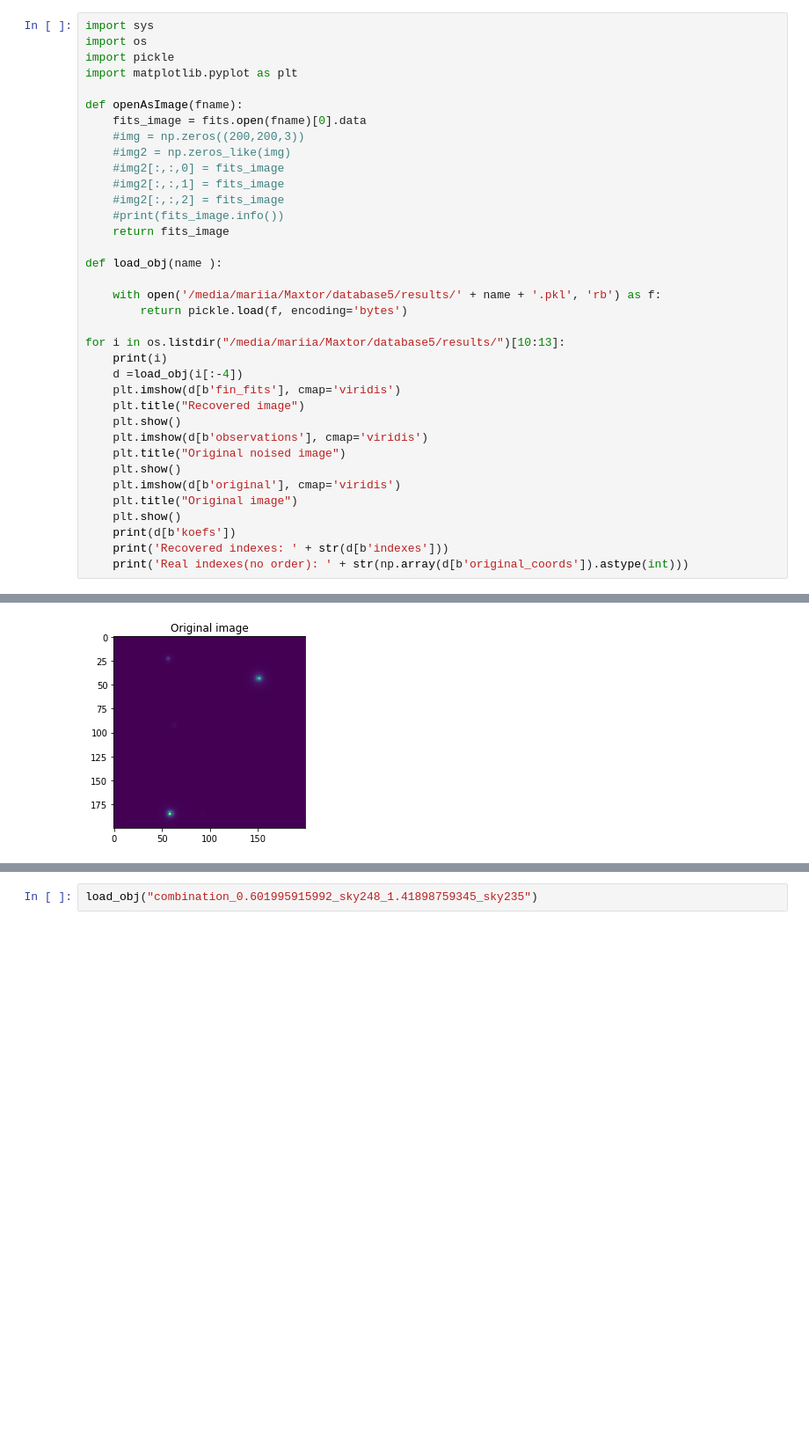
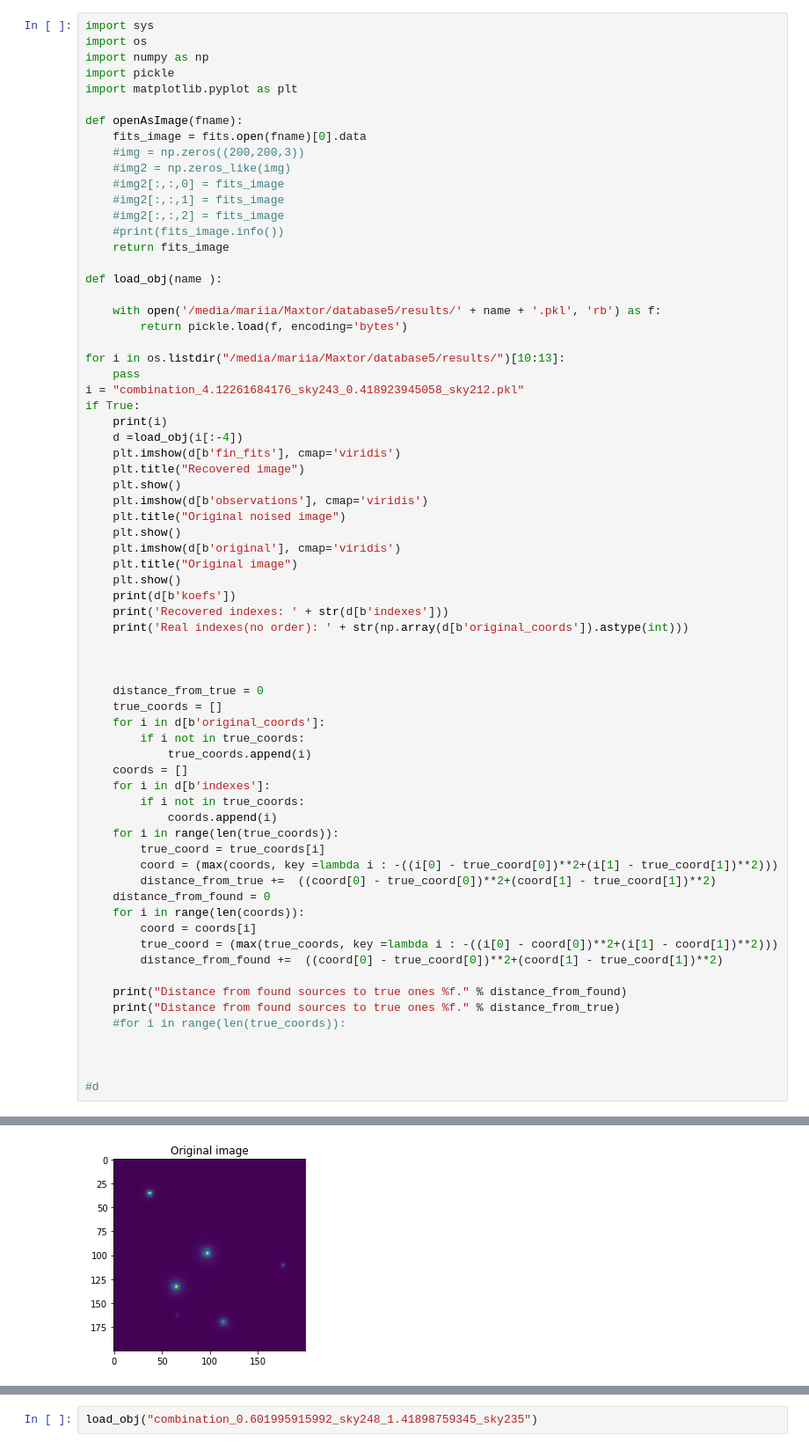
Before and after one commit to MariiaDrozdova/fermi, a Jupyter notebook: Deconvolution/Likelihood approach.ipynb, the cells around one changed output, grey strips where cells are left out. Shown: that part at 88% size. Drawn from its saved outputs; the diff is of its cells as text; blank space fills up the shorter version.

```diff
--- a/Deconvolution/Likelihood approach.ipynb
+++ b/Deconvolution/Likelihood approach.ipynb
@@ -1,6 +1,7 @@
 # %%
 import sys
 import os
+import numpy as np
 import pickle
 import matplotlib.pyplot as plt
 
@@ -20,6 +21,9 @@ def load_obj(name ):
         return pickle.load(f, encoding='bytes')
 
 for i in os.listdir("/media/mariia/Maxtor/database5/results/")[10:13]:
+    pass
+i = "combination_4.12261684176_sky243_0.418923945058_sky212.pkl"
+if True:
     print(i)
     d =load_obj(i[:-4])
     plt.imshow(d[b'fin_fits'], cmap='viridis')
@@ -34,4 +38,33 @@ for i in os.listdir("/media/mariia/Maxtor/database5/results/")[10:13]:
     print(d[b'koefs'])
     print('Recovered indexes: ' + str(d[b'indexes']))
     print('Real indexes(no order): ' + str(np.array(d[b'original_coords']).astype(int)))
+
+
+
+    distance_from_true = 0
+    true_coords = []
+    for i in d[b'original_coords']:
+        if i not in true_coords:
+            true_coords.append(i)
+    coords = []
+    for i in d[b'indexes']:
+        if i not in true_coords:
+            coords.append(i)
+    for i in range(len(true_coords)):
+        true_coord = true_coords[i]
+        coord = (max(coords, key =lambda i : -((i[0] - true_coord[0])**2+(i[1] - true_coord[1])**2)))
+        distance_from_true +=  ((coord[0] - true_coord[0])**2+(coord[1] - true_coord[1])**2)
+    distance_from_found = 0
+    for i in range(len(coords)):
+        coord = coords[i]
+        true_coord = (max(true_coords, key =lambda i : -((i[0] - coord[0])**2+(i[1] - coord[1])**2)))
+        distance_from_found +=  ((coord[0] - true_coord[0])**2+(coord[1] - true_coord[1])**2)
+
+    print("Distance from found sources to true ones %f." % distance_from_found)
+    print("Distance from found sources to true ones %f." % distance_from_true)
+    #for i in range(len(true_coords)):
+
+
+
+#d
 # %% [output]
@@ -41 +74 @@ combination_6.11670858147_sky255_1.78515702169_sky221.pkl
-[figure, old version]
+[figure, new version]
```
Also changed, not shown: parts of 1 cell of this notebook.
